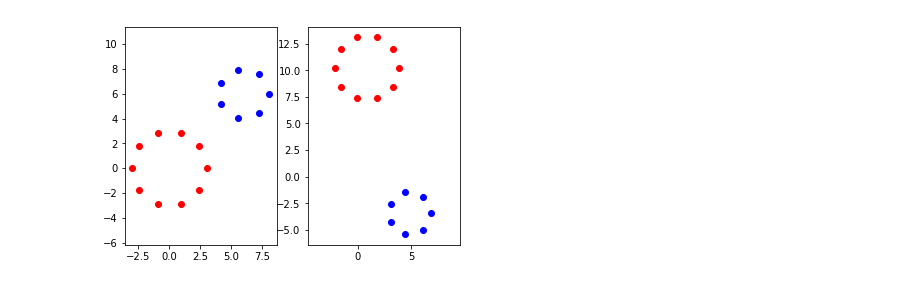
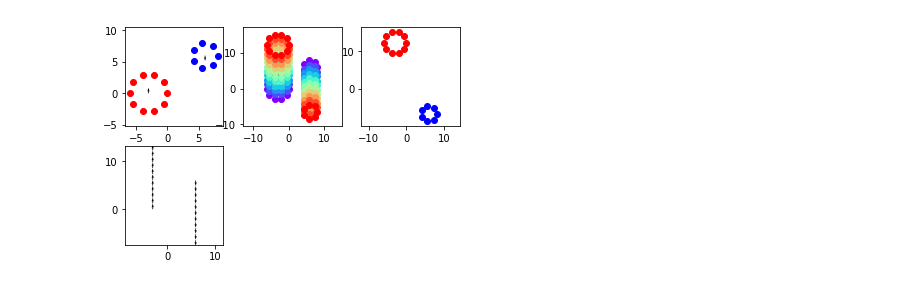
Before and after one commit to RosaKow/Masterthesis, a Jupyter notebook: defmod/multishape_circles.ipynb, the cells around one changed output. Drawn from its saved outputs; the diff is of its cells as text; code cells hidden in the pictures.

```diff
--- a/defmod/multishape_circles.ipynb
+++ b/defmod/multishape_circles.ipynb
@@ -108,4 +86,0 @@ torch.Size([17, 2])
-# %%
-# applied momentum
-gd_module_list = [*z, gd_list[2]]
-H.apply_mom(gd_list, gd_module_list, mom_list, controls_list)
@@ -114,3 +86,0 @@ tensor(2105.9783, grad_fn=<AddBackward0>)
-# %%
-# applied constraints term of Hamiltonian
-H.apply_constraints(gd_list, gd_module_list, l_list, controls_list, Constr)
@@ -131,0 +138,2 @@ speed_gd32 = grad[5][nb_points[0]:]
+# %%
+H.apply_constraints(gd_list, [z[0], z[1], gd_list[2]], l_list, controls_list, Constr)
@@ -145,14 +229,46 @@ tensor([[ 0.0000e+00, -2.3842e-07],
+# %%
+gd_t, mom_t, controls_t = mm.shootMultishape(gd_list, mom_list, H, Constr, sigma, dim, n=10)
+
+gd_final = gd_t[len(gd_t)-1]
+mom_final = mom_t[len(mom_t)-1]
+
+
+z_final = [mm.computeCenter(source[0]), mm.computeCenter(source[1])]
+l_final = mm.lambda_qp(gd_final, mom_final, sigma, z_final, dim)
+control_final = mm.h_qp(gd_final, mom_final, l_final, sigma, z, dim)
+
+nb_modules = 2
+N = len(controls_t)
+center_t = torch.zeros( N, nb_modules, dim)
+for t in range(N):
+    for m in range(2):
+        center_t[t, m] = mm.computeCenter(gd_t[t][m])
 # %%
-plt.subplot(1,2,1)
+import matplotlib.cm as cm
+
+plt.subplot(2,3,1)
 plt.scatter(source[0][:, 0].detach().numpy(), source[0][:, 1].detach().numpy(), c='red')
 plt.scatter(source[1][:, 0].detach().numpy(), source[1][:, 1].detach().numpy(), c='blue')
+mm.plotControl(controls_list, z)
+plt.axis('equal')
 
+plt.subplot(2,3,2)
+colors = cm.rainbow(np.linspace(0, 1, len(gd_t)))
+for i,c in zip(range(len(gd_t)), colors):
+    plt.scatter(gd_t[i][0][:,0].detach().numpy(), gd_t[i][0][:, 1].detach().numpy(), color=c)
+    plt.scatter(gd_t[i][1][:,0].detach().numpy(), gd_t[i][1][:, 1].detach().numpy(), color=c)
 plt.axis('equal')
-plt.subplot(1,2,2)
+
+plt.subplot(2,3,3)
 plt.scatter(gd_final[0][:, 0].detach().numpy(), gd_final[0][:, 1].detach().numpy(), c='red')
 plt.scatter(gd_final[1][:, 0].detach().numpy(), gd_final[1][:, 1].detach().numpy(), c='blue')
+plt.axis('equal')
 
+plt.subplot(2,3,4)
+for i in range(len(controls_t)):
+    mm.plotControl(controls_t[i], [center_t[i][0],center_t[i][1]])
 plt.axis('equal')
+
 plt.show()
 # %% [output]
-[figure, old version]
+[figure, new version]
```
Also changed, not shown: parts of 34 cells of this notebook, 3 other files.
